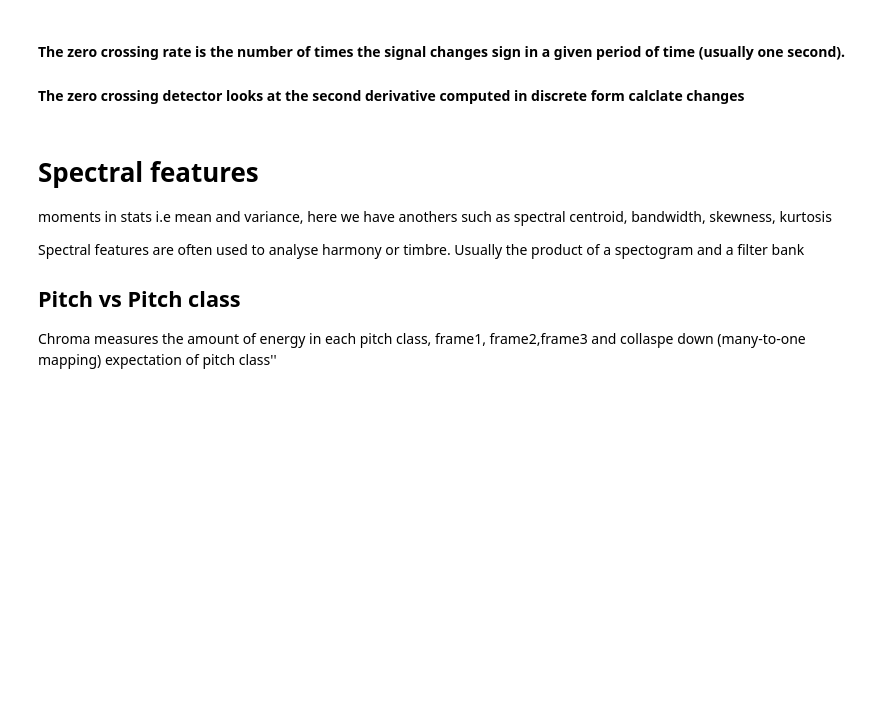
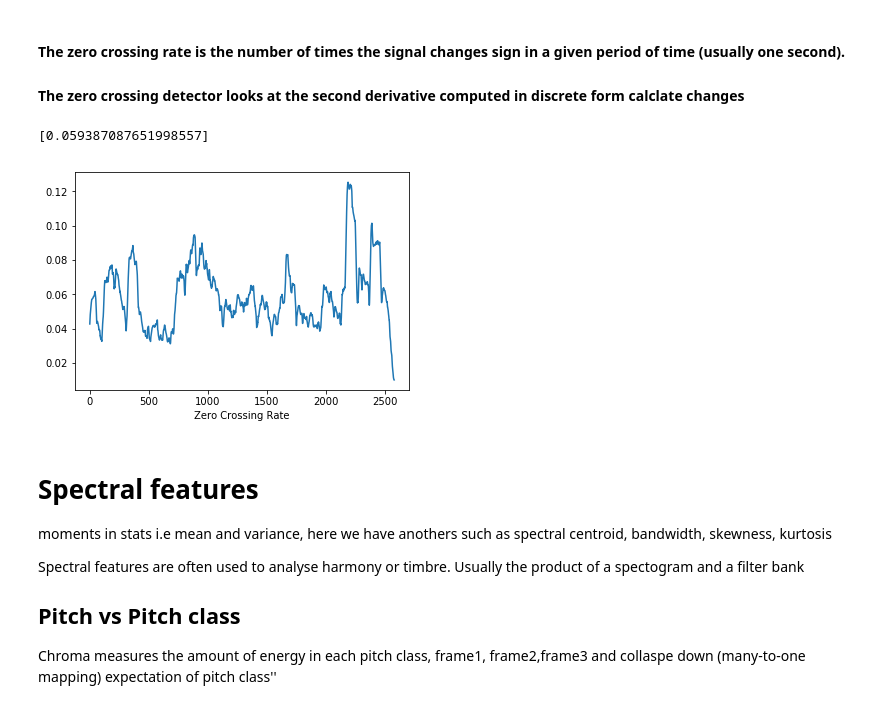
Before and after one commit to Chibukach/mir-fma, a Jupyter notebook: Song and Feature Extraction.ipynb, the cells around one changed output. Cells and saved outputs as stored; diff of their text form; code cells hidden in the pictures; blank space fills up the shorter version.

```diff
--- a/Song and Feature Extraction.ipynb
+++ b/Song and Feature Extraction.ipynb
@@ -186,17 +242,19 @@ plt.ylabel('Amplitude')
 # %%
 from librosa.feature import (zero_crossing_rate,spectral_centroid,
 spectral_bandwidth)
 from librosa import logamplitude
 
-sampling_rate = 44100
 
 man_features_list = []
 zcr = zero_crossing_rate(demo_songs[0],sampling_rate)
 plt.plot(zcr[0])
 plt.xlabel('Zero Crossing Rate')
 avg_zcr = np.mean(zcr)
 man_features_list.append(avg_zcr)
 man_features_list
+# %% [output]
+[0.059387087651998557]
+[figure, added]
 # %% [markdown]
 # Spectral features
 
```
Also changed, not shown: parts of 19 cells of this notebook, 3 other files.
